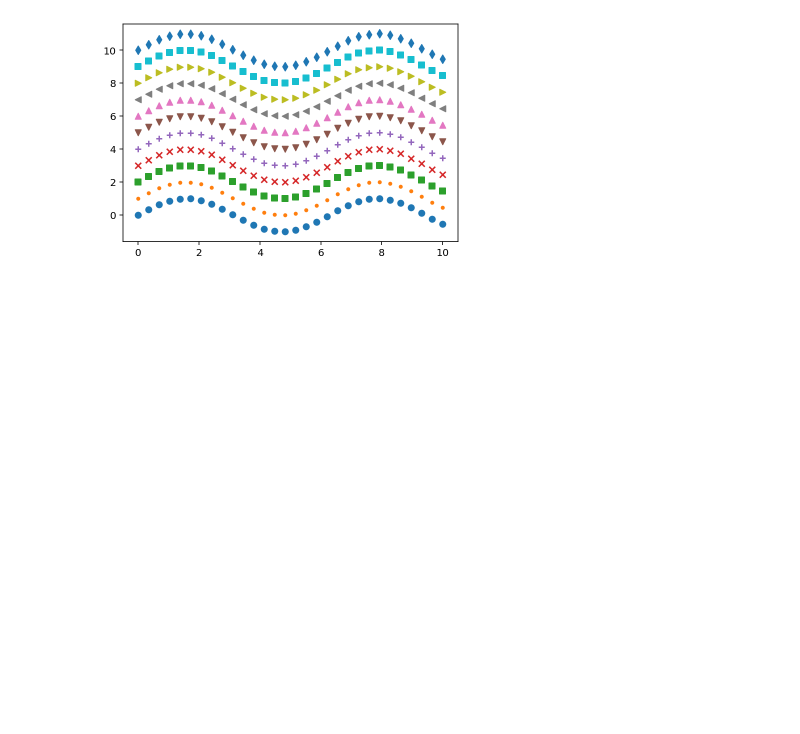
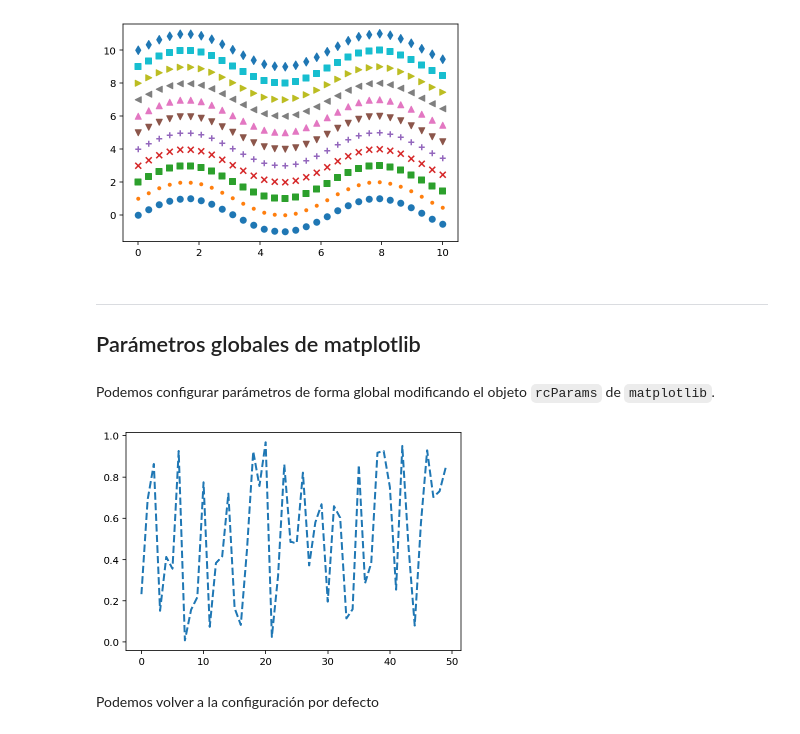
Before and after one commit to javlintor/curso-python-us, a Jupyter notebook: _sources/notebooks/matplotlib/introduction-matplotlib.ipynb, the cells around one changed output. Saved outputs shown, nothing was run; the diff lists cells and outputs as text; code cells hidden in the pictures; blank space fills up the shorter version.

```diff
--- a/_sources/notebooks/matplotlib/introduction-matplotlib.ipynb
+++ b/_sources/notebooks/matplotlib/introduction-matplotlib.ipynb
@@ -250,2 +294,7 @@ for i,marker in enumerate(['o', '.', ',', 'x', '+', 'v', '^', '<', '>', 's', 'd'
 # %% [output]
 [figure]
+# %% [markdown]
+---
+## Parámetros globales de matplotlib
+# %% [markdown]
+Podemos configurar parámetros de forma global modificando el objeto `rcParams` de `matplotlib`.
@@ -251,0 +303,11 @@ for i,marker in enumerate(['o', '.', ',', 'x', '+', 'v', '^', '<', '>', 's', 'd'
+# %%
+mpl.rcParams['lines.linewidth'] = 2
+mpl.rcParams['lines.linestyle'] = '--'
+# %%
+data = np.random.rand(50)
+plt.plot(data)
+plt.show()
+# %% [output]
+[figure, added]
+# %% [markdown]
+Podemos volver a la configuración por defecto
```
Also changed, not shown: parts of 36 cells of this notebook, 32 other files.
